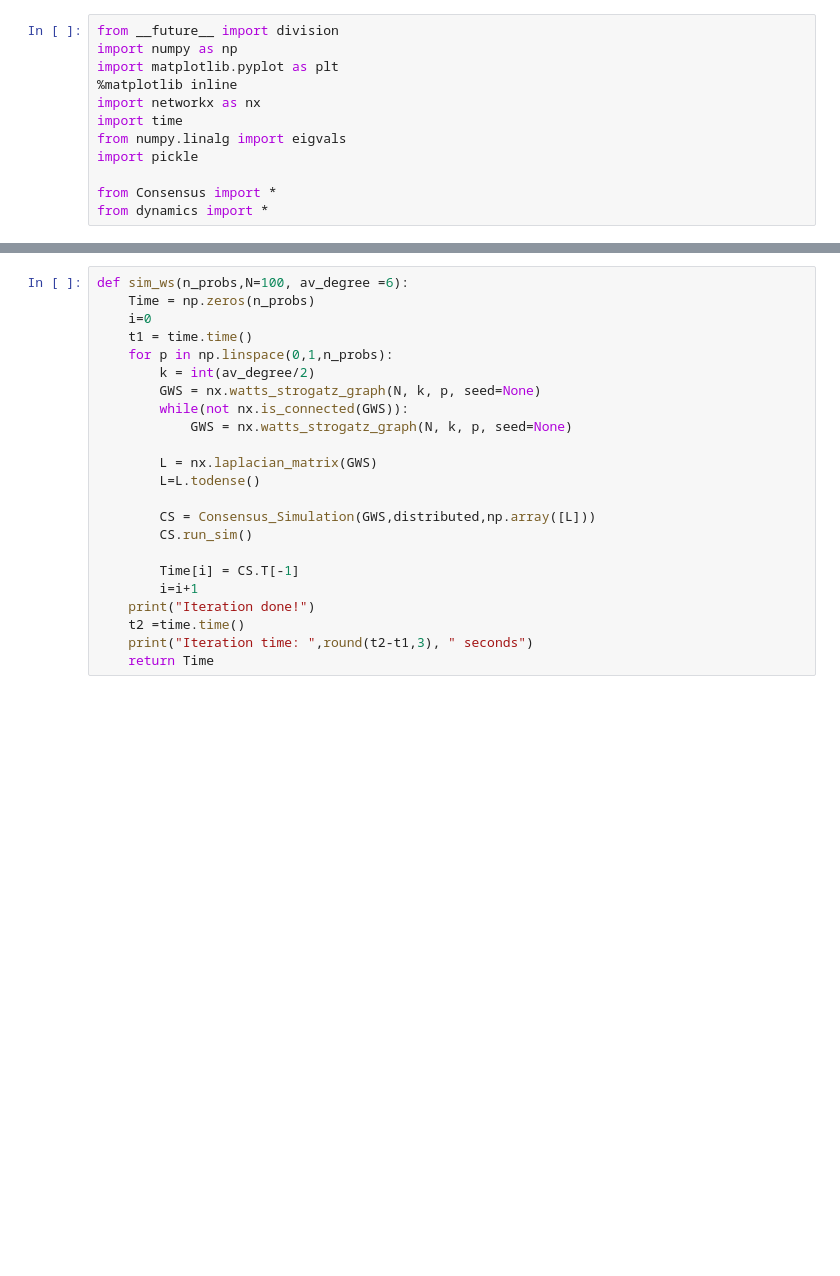
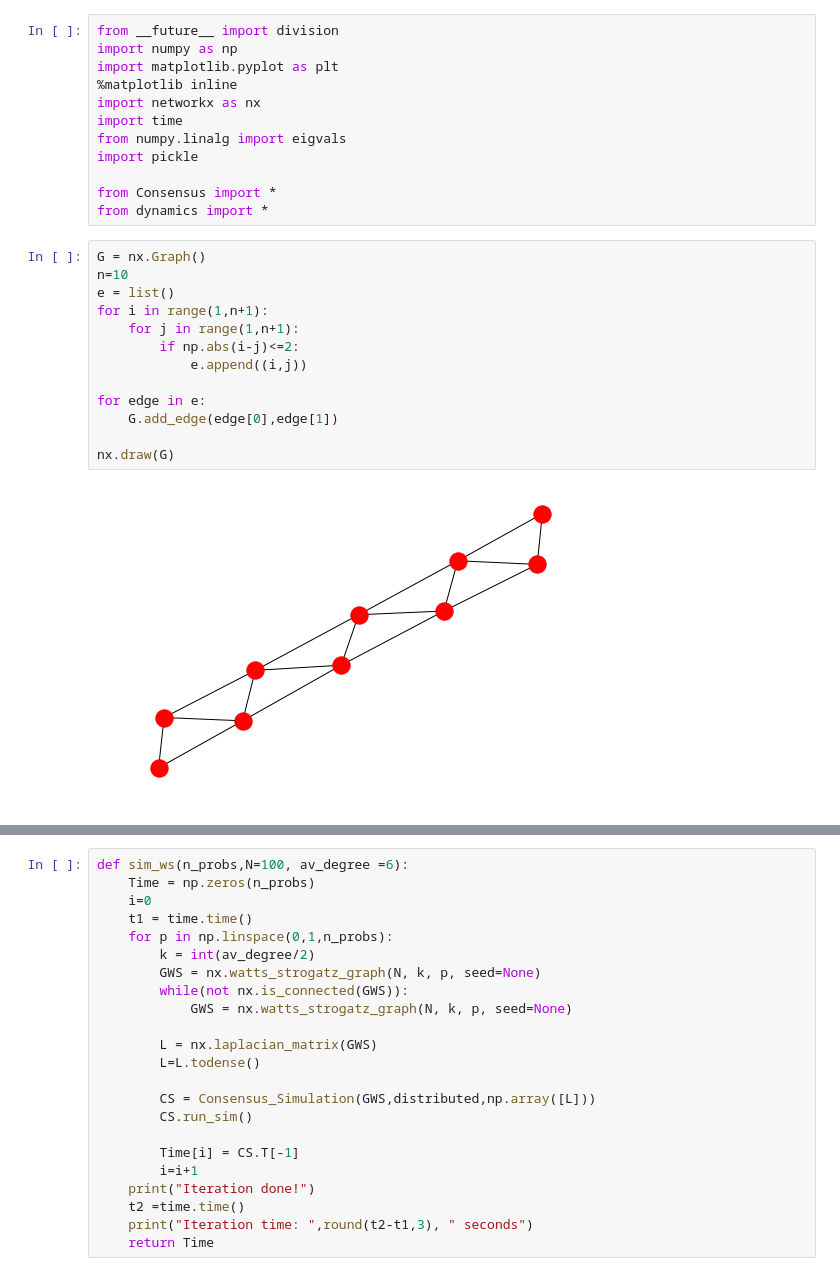
Before and after one commit to harveydevereux/Consensus, a Jupyter notebook: consensus.ipynb, the cells around one changed output, grey strips where cells are left out. Drawn from its saved outputs; the diff is of its cells as text; blank space fills up the shorter version.

```diff
--- a/consensus.ipynb
+++ b/consensus.ipynb
@@ -10,3 +10,18 @@ import pickle
 
 from Consensus import *
 from dynamics import *
+# %%
+G = nx.Graph()
+n=10
+e = list()
+for i in range(1,n+1):
+    for j in range(1,n+1):
+        if np.abs(i-j)<=2:
+            e.append((i,j))
+
+for edge in e:
+    G.add_edge(edge[0],edge[1])
+
+nx.draw(G)
+# %% [output]
+[figure, added]
```
Also changed, not shown: parts of 15 cells of this notebook, 1 other file.
